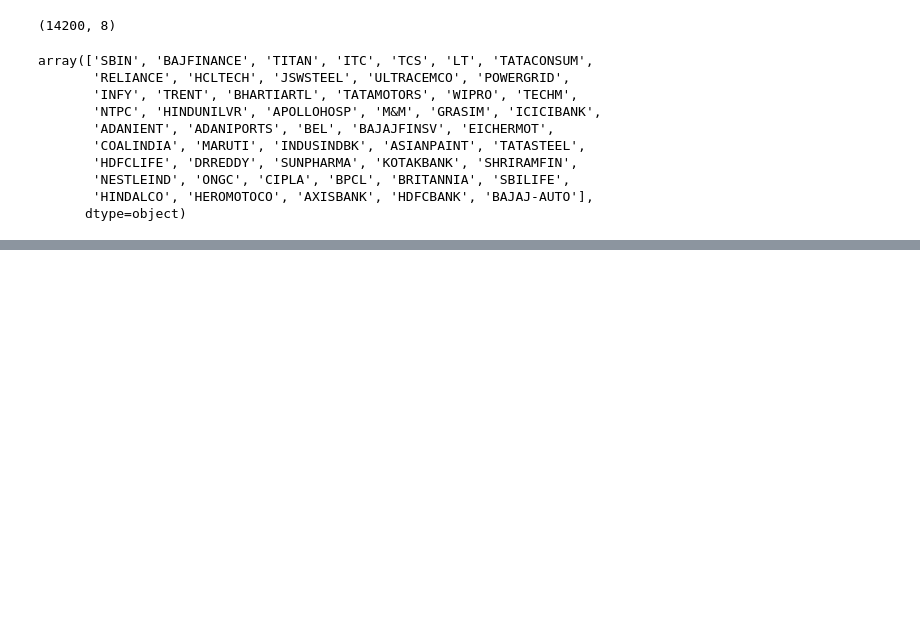
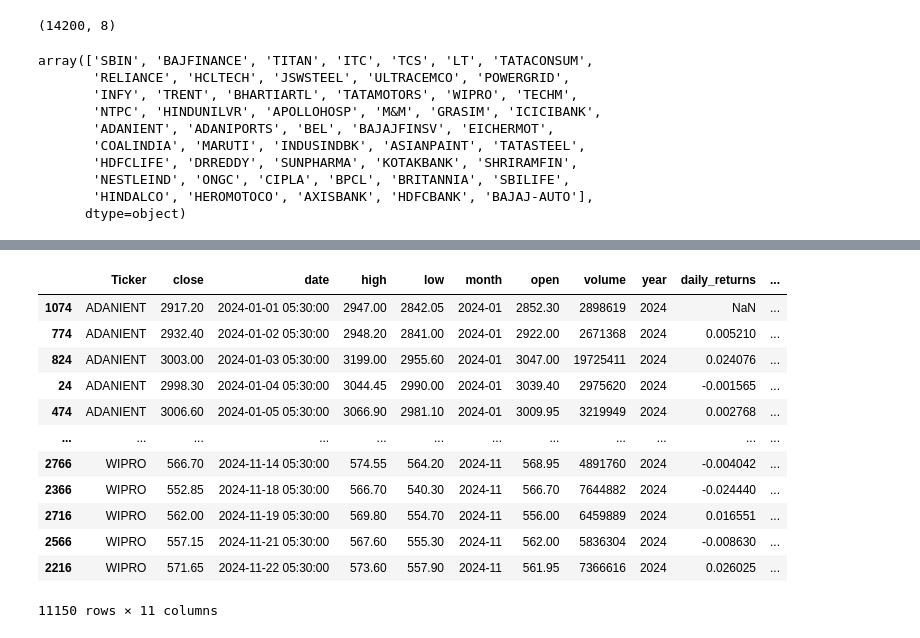
Before and after one commit to ShigilSasi/Stock_Analysis, a Jupyter notebook: yaml_files_load.ipynb, the cells around one changed output, grey strips where cells are left out. Drawn from its saved outputs; the diff is of its cells as text; code cells hidden in the pictures; blank space fills up the shorter version.

```diff
--- a/yaml_files_load.ipynb
+++ b/yaml_files_load.ipynb
@@ -104,0 +287,16 @@ for i in ticker_unique:
+# %%
+df_2024
+# %% [output]
+|  | Ticker | close | date | high | low | month | open | volume | year | daily_returns | ... |
+| 1074 | ADANIENT | 2917.20 | 2024-01-01 05:30:00 | 2947.00 | 2842.05 | 2024-01 | 2852.30 | 2898619 | 2024 | NaN | ... |
+| 774 | ADANIENT | 2932.40 | 2024-01-02 05:30:00 | 2948.20 | 2841.00 | 2024-01 | 2922.00 | 2671368 | 2024 | 0.005210 | ... |
+| 824 | ADANIENT | 3003.00 | 2024-01-03 05:30:00 | 3199.00 | 2955.60 | 2024-01 | 3047.00 | 19725411 | 2024 | 0.024076 | ... |
+| 24 | ADANIENT | 2998.30 | 2024-01-04 05:30:00 | 3044.45 | 2990.00 | 2024-01 | 3039.40 | 2975620 | 2024 | -0.001565 | ... |
+| 474 | ADANIENT | 3006.60 | 2024-01-05 05:30:00 | 3066.90 | 2981.10 | 2024-01 | 3009.95 | 3219949 | 2024 | 0.002768 | ... |
+| ... | ... | ... | ... | ... | ... | ... | ... | ... | ... | ... | ... |
+| 2766 | WIPRO | 566.70 | 2024-11-14 05:30:00 | 574.55 | 564.20 | 2024-11 | 568.95 | 4891760 | 2024 | -0.004042 | ... |
+| 2366 | WIPRO | 552.85 | 2024-11-18 05:30:00 | 566.70 | 540.30 | 2024-11 | 566.70 | 7644882 | 2024 | -0.024440 | ... |
+| 2716 | WIPRO | 562.00 | 2024-11-19 05:30:00 | 569.80 | 554.70 | 2024-11 | 556.00 | 6459889 | 2024 | 0.016551 | ... |
+| 2566 | WIPRO | 557.15 | 2024-11-21 05:30:00 | 567.60 | 555.30 | 2024-11 | 562.00 | 5836304 | 2024 | -0.008630 | ... |
+| 2216 | WIPRO | 571.65 | 2024-11-22 05:30:00 | 573.60 | 557.90 | 2024-11 | 561.95 | 7366616 | 2024 | 0.026025 | ... |
+11150 rows × 11 columns
```
Also changed, not shown: parts of 17 cells of this notebook, 1 other file.
